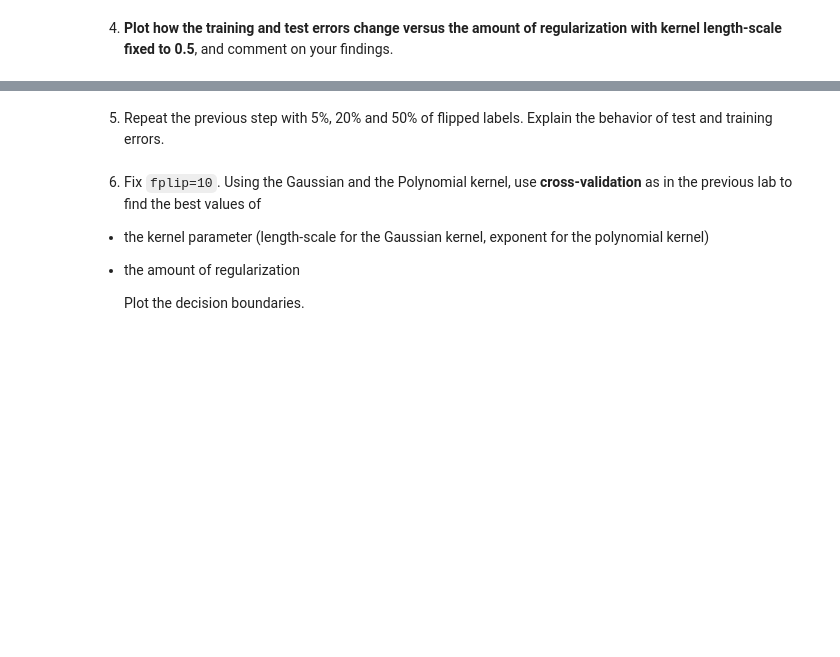
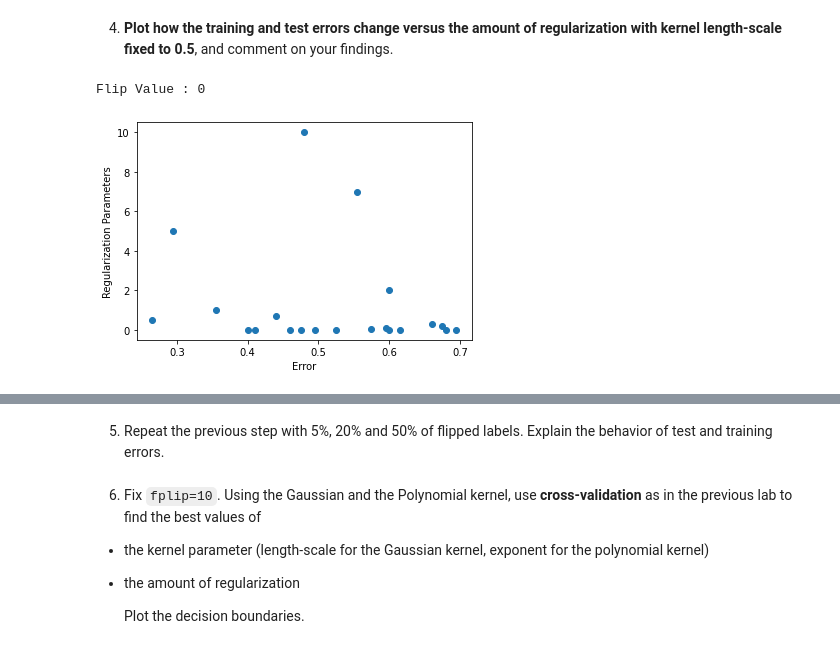
Before and after one commit to mosemb/AdvancedMachineLearning, a Jupyter notebook: lab2/Lab 2 - Kernel regularized least-squares and early stopping.ipynb, the cells around one changed output, grey strips where cells are left out. Saved outputs shown, nothing was run; the diff lists cells and outputs as text; code cells hidden in the pictures; blank space fills up the shorter version.

```diff
--- a/lab2/Lab 2 - Kernel regularized least-squares and early stopping.ipynb
+++ b/lab2/Lab 2 - Kernel regularized least-squares and early stopping.ipynb
@@ -83,6 +81,23 @@ array([-0.14246515, -0.26439922, -0.1753018 ,  0.20285727,  0.1306169 ,
 # %%
 reg_pars = [10, 7, 5, 2, 1, 0.7, 0.5, 0.3, 0.2, 0.1, 0.05, 0.02,
             0.01, 0.005 , 0.002 , 0.001 ,0.0005, 0.0002 , 0.0001 ,
             0.00001 , 0.000001]
+def plot_error(flip):
+    trainin_error = []
+    print('Flip Value :',flip)
+    for i in reg_pars:
+        Xtrc, Ytrc, Xtec, Ytec = two_moons(pflip=flip)
+        cc = train_krls(Xtrc, Ytrc, lam=i, kernel='gaussian', kernel_args=0.5)
+        yc =  linear_predict(cb, Xtrc,Xtec, kernel='gaussian', kernel_args=0.5)
+        trainin_error.append(c_err(Ytec,np.sign(yc)))
+    plt.scatter(trainin_error,reg_pars)
+    plt.xlabel('Error')
+    plt.ylabel('Regularization Parameters')
+    plt.show()
+
+plot_error(0)
+# %% [output]
+Flip Value : 0
+[figure, added]
 # %%
 #TODO
```
Also changed, not shown: parts of 14 cells of this notebook, 1 other file.
